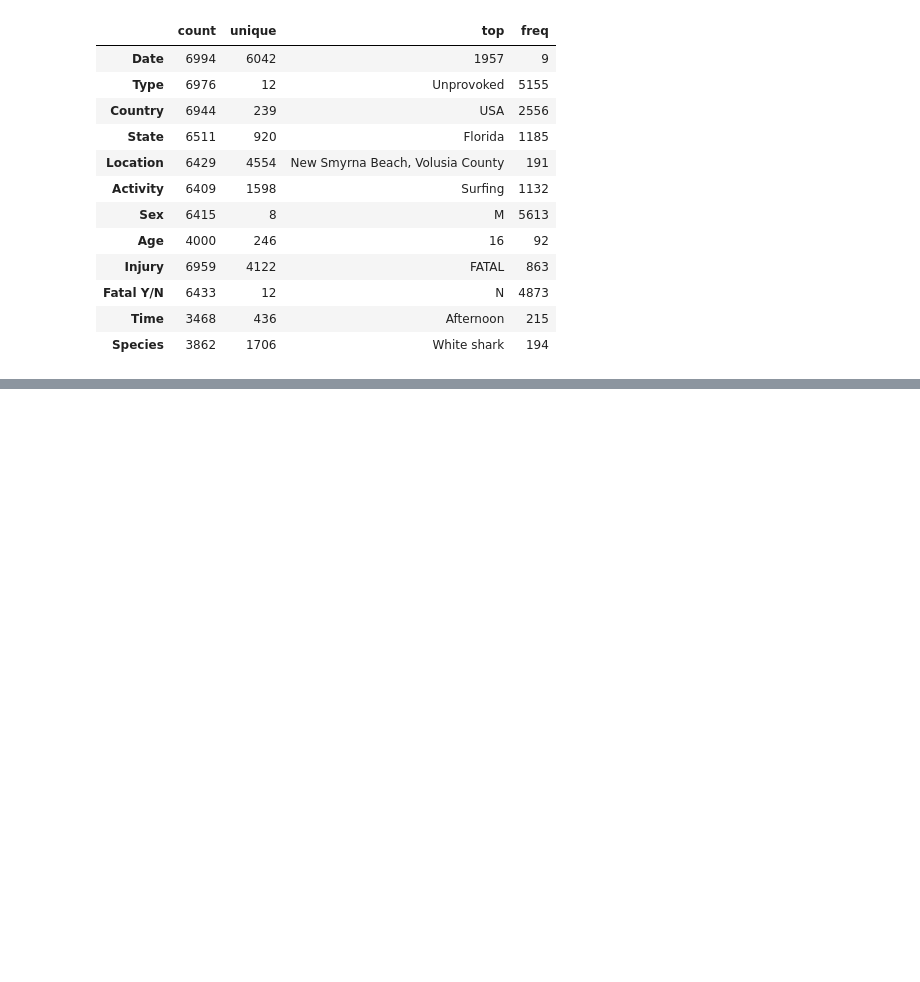
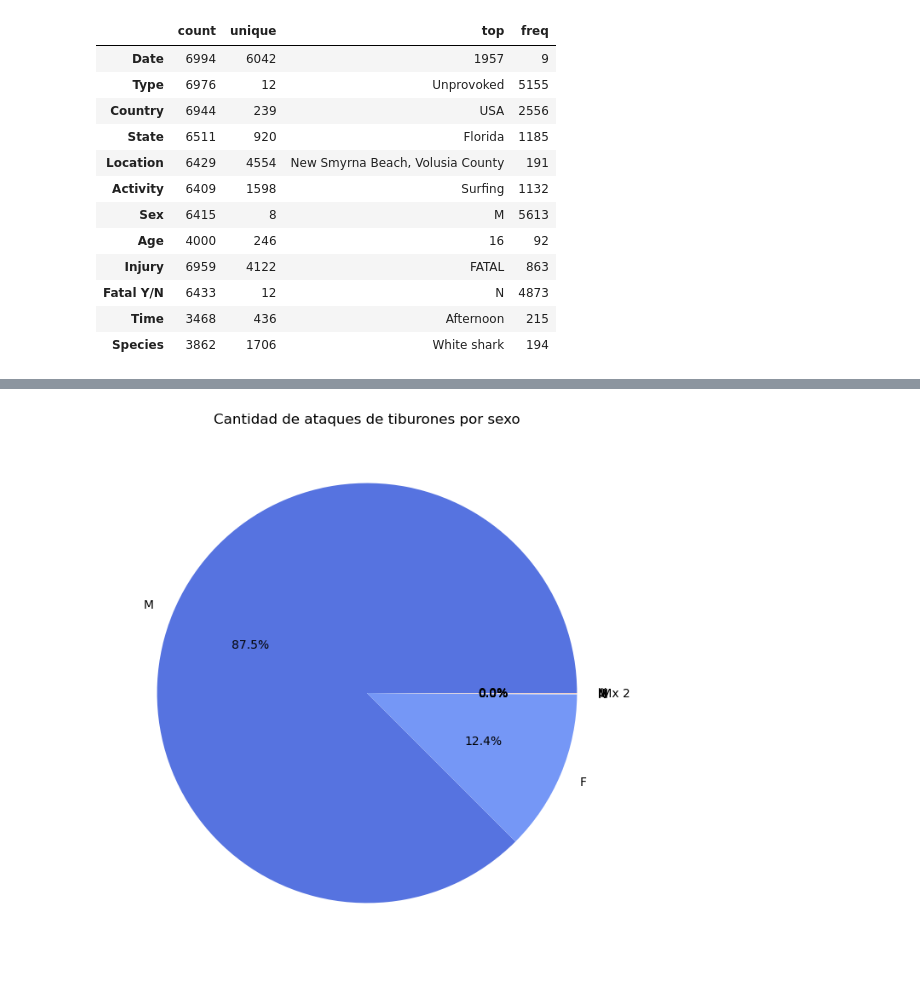
Before and after one commit to Cristina-Puertas-Camarero/shark-attacks, a Jupyter notebook: Ataque_tiburones_Cris.ipynb, the cells around one changed output, grey strips where cells are left out. Drawn from its saved outputs; the diff is of its cells as text; code cells hidden in the pictures; blank space fills up the shorter version.

```diff
--- a/Ataque_tiburones_Cris.ipynb
+++ b/Ataque_tiburones_Cris.ipynb
@@ -208,0 +363,10 @@ df
+# %%
+sex_counts = df['Sex'].value_counts().head(10)
+
+# Paso 2: Crear el gráfico circular
+plt.figure(figsize=(8, 8))
+plt.pie(sex_counts, labels=sex_counts.index, autopct='%1.1f%%', colors=sns.color_palette("coolwarm", 10))
+plt.title('Cantidad de ataques de tiburones por sexo')
+plt.show()
+# %% [output]
+[figure, added]
```
Also changed, not shown: parts of 67 cells of this notebook, 1 other file.
